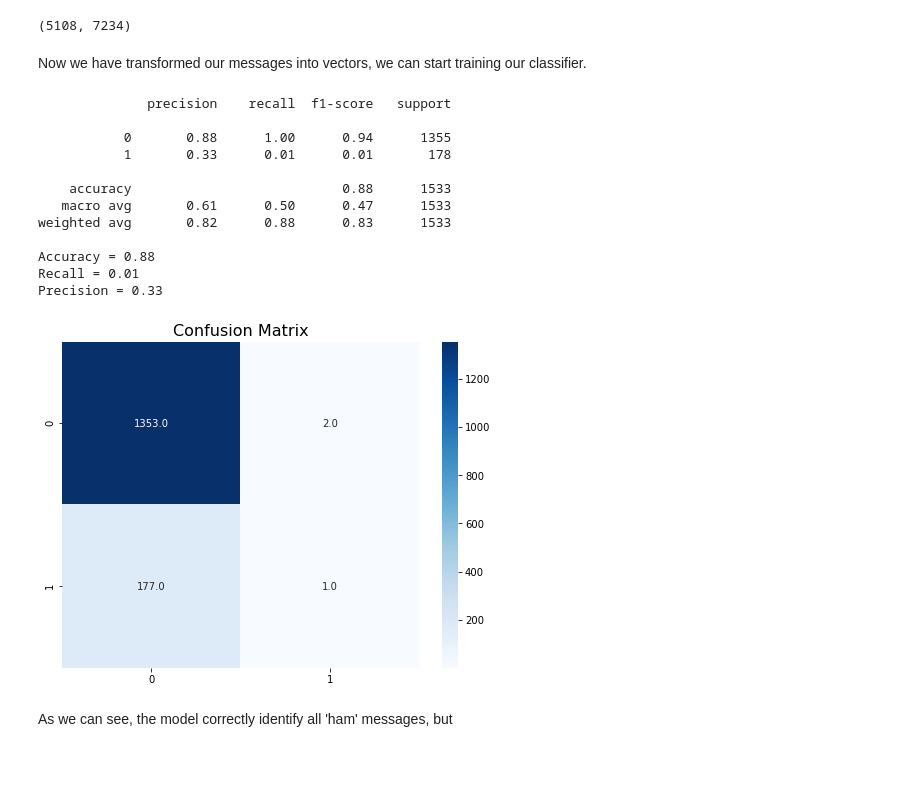
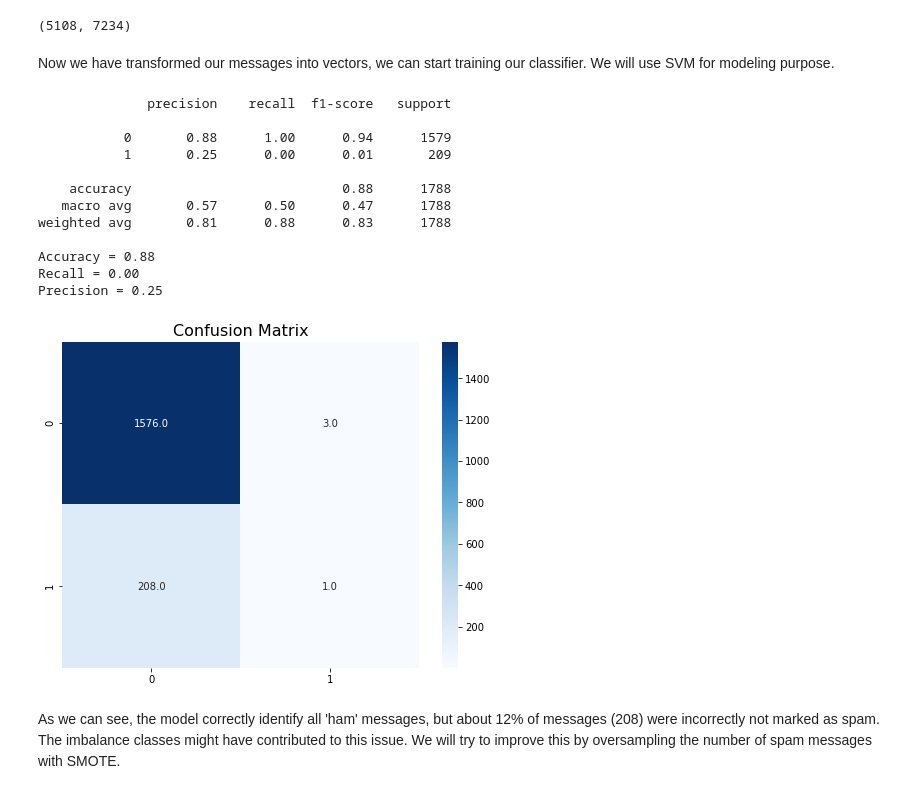
Before and after one commit to elpea74/Capstone3-SpamCollection, a Jupyter notebook: Capstone Three - Preprocessing and Modeling.ipynb, the cells around one changed output. Drawn from its saved outputs; the diff is of its cells as text; code cells hidden in the pictures; blank space fills up the shorter version.

Commit message:
added modeling

```diff
--- a/Capstone Three - Preprocessing and Modeling.ipynb
+++ b/Capstone Three - Preprocessing and Modeling.ipynb
@@ -98,41 +98,41 @@ print(X_tfidf.shape)
 # %% [output]
 (5108, 7234)
 # %% [markdown]
-Now we have transformed our messages into vectors, we can start training our classifier.
+Now we have transformed our messages into vectors, we can start training our classifier. We will use SVM for modeling purpose.
 # %%
 # train-test split
 from sklearn.model_selection import train_test_split
 from sklearn.svm import SVC
-from sklearn.metrics import accuracy_score, recall_score, precision_score, confusion_matrix
+from sklearn.metrics import accuracy_score, recall_score, precision_score, confusion_matrix, classification_report
 
 X_train, X_test, y_train, y_test = train_test_split(
-    X_tfidf, df['flag_spam'], test_size=0.3, random_state=42
+    X_tfidf, df['flag_spam'], test_size=0.35, random_state=42
 )
 
 #Train
 svc = SVC(kernel='linear').fit(X_train, y_train)
 preds = svc.predict(X_test)
 
 #Evaluate
-print (classification_report(y_test, predictions))
+print (classification_report(y_test, preds))
 print(f'Accuracy = {accuracy_score(y_test, preds):.2f}\nRecall = {recall_score(y_test, preds):.2f}\nPrecision = {precision_score(y_test, preds):.2f}' )
 cm = confusion_matrix(y_test, preds)
 plt.figure(figsize=(8, 6))
 plt.title('Confusion Matrix', size=16)
 sns.heatmap(cm, annot=True, cmap='Blues', fmt='.1f');
 # %% [output]
               precision    recall  f1-score   support
 
-           0       0.88      1.00      0.94      1355
-           1       0.33      0.01      0.01       178
+           0       0.88      1.00      0.94      1579
+           1       0.25      0.00      0.01       209
 
-    accuracy                           0.88      1533
-   macro avg       0.61      0.50      0.47      1533
-weighted avg       0.82      0.88      0.83      1533
+    accuracy                           0.88      1788
+   macro avg       0.57      0.50      0.47      1788
+weighted avg       0.81      0.88      0.83      1788
 
 Accuracy = 0.88
-Recall = 0.01
-Precision = 0.33
+Recall = 0.00
+Precision = 0.25
-[figure, old version]
+[figure, new version]
-# %% [markdown]
-As we can see, the model correctly identify all 'ham' messages, but
+# %% [markdown]
+As we can see, the model correctly identify all 'ham' messages, but about 12% of messages (208) were incorrectly not marked as spam. The imbalance classes might have contributed to this issue. We will try to improve this by oversampling the number of spam messages with SMOTE.
```
Also changed, not shown: parts of 43 cells of this notebook.
